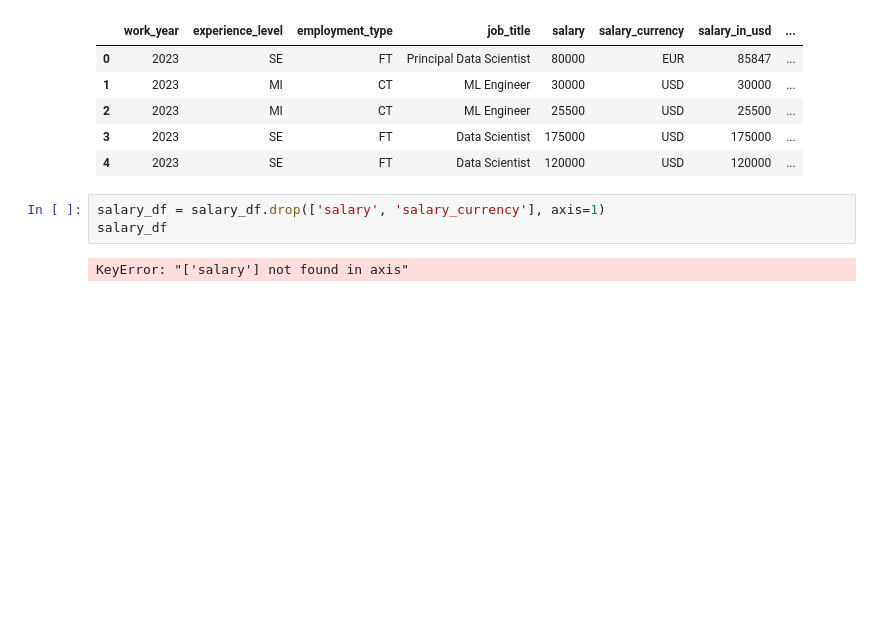
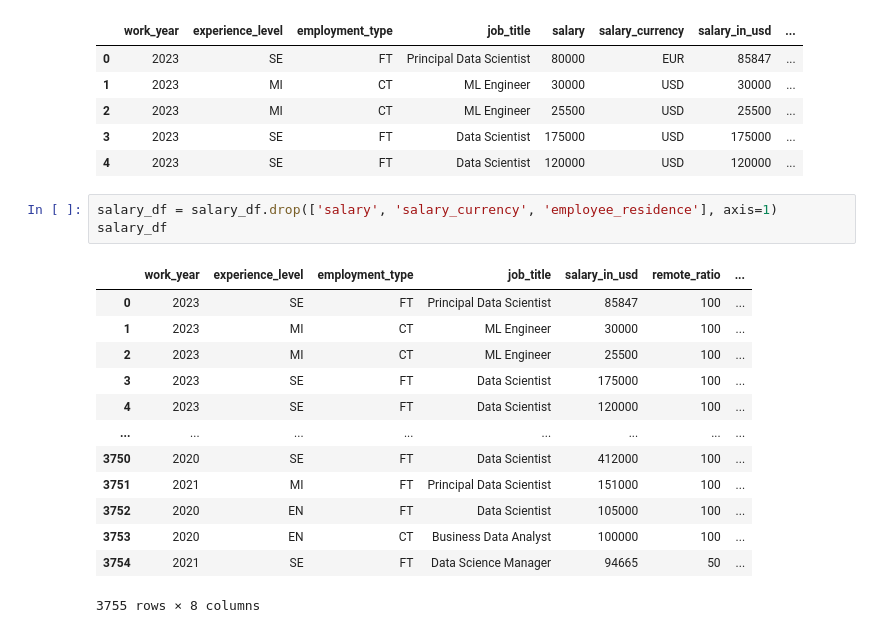
Before and after one commit to PhilipTimothe/Machine-Learning-Project-I, a Jupyter notebook: src/SalaryPrediction.ipynb, the cells around one changed output. Saved outputs shown, nothing was run; the diff lists cells and outputs as text; blank space fills up the shorter version.

```diff
--- a/src/SalaryPrediction.ipynb
+++ b/src/SalaryPrediction.ipynb
@@ -20,7 +21,19 @@ salary_df.head()
 | 3 | 2023 | SE | FT | Data Scientist | 175000 | USD | 175000 | ... |
 | 4 | 2023 | SE | FT | Data Scientist | 120000 | USD | 120000 | ... |
 # %%
-salary_df = salary_df.drop(['salary', 'salary_currency'], axis=1)
+salary_df = salary_df.drop(['salary', 'salary_currency', 'employee_residence'], axis=1)
 salary_df
 # %% [output]
+|  | work_year | experience_level | employment_type | job_title | salary_in_usd | remote_ratio | ... |
+| 0 | 2023 | SE | FT | Principal Data Scientist | 85847 | 100 | ... |
+| 1 | 2023 | MI | CT | ML Engineer | 30000 | 100 | ... |
+| 2 | 2023 | MI | CT | ML Engineer | 25500 | 100 | ... |
+| 3 | 2023 | SE | FT | Data Scientist | 175000 | 100 | ... |
+| 4 | 2023 | SE | FT | Data Scientist | 120000 | 100 | ... |
+| ... | ... | ... | ... | ... | ... | ... | ... |
+| 3750 | 2020 | SE | FT | Data Scientist | 412000 | 100 | ... |
+| 3751 | 2021 | MI | FT | Principal Data Scientist | 151000 | 100 | ... |
+| 3752 | 2020 | EN | FT | Data Scientist | 105000 | 100 | ... |
+| 3753 | 2020 | EN | CT | Business Data Analyst | 100000 | 100 | ... |
+| 3754 | 2021 | SE | FT | Data Science Manager | 94665 | 50 | ... |
-KeyError: "['salary'] not found in axis"
+3755 rows × 8 columns
```
Also changed, not shown: parts of 34 cells of this notebook, 3 other files.
